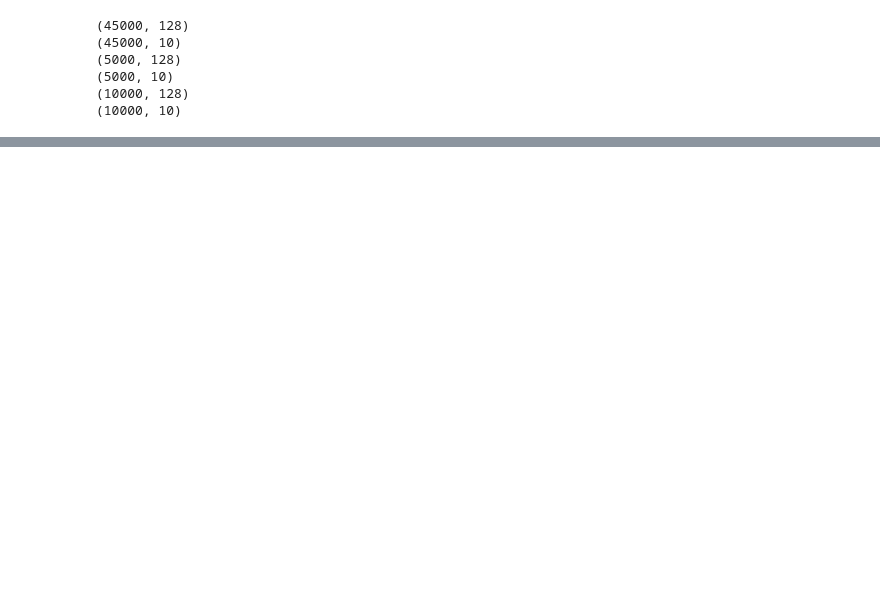
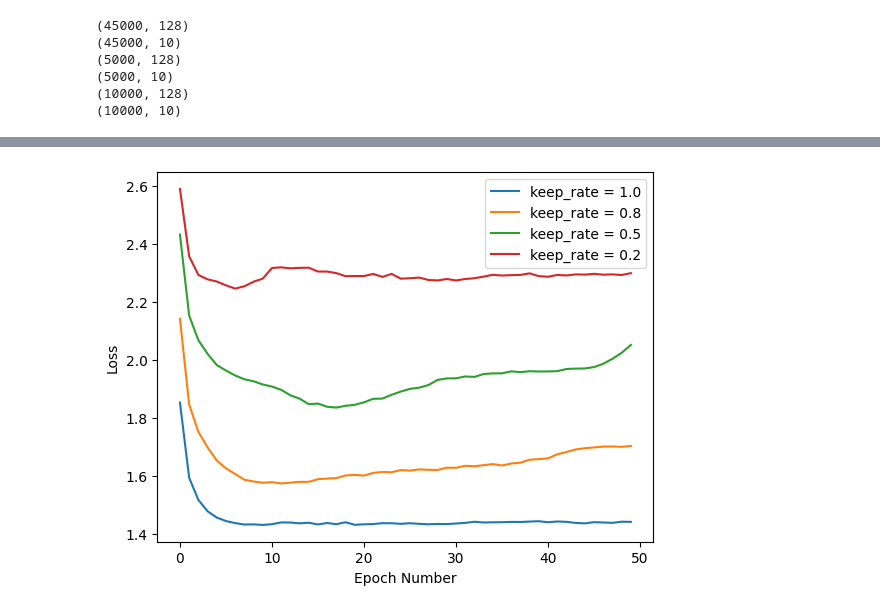
Before and after one commit to Yvnminc/Deep-Neural-Network-Components-Analysis, a Jupyter notebook: Experiment-Dropout-Optimiser-Regularizer.ipynb, the cells around one changed output, grey strips where cells are left out. Cells and saved outputs as stored; diff of their text form; code cells hidden in the pictures; blank space fills up the shorter version.

```diff
--- a/Experiment-Dropout-Optimiser-Regularizer.ipynb
+++ b/Experiment-Dropout-Optimiser-Regularizer.ipynb
@@ -48 +151,16 @@ test_f1 = []
+# %%
+# plot
+
+
+for i in range(len(keep_rate_option)):
+
+    plt.plot(d_holder[0][i],label=f'keep_rate = {keep_rate_option[i]:.1f}')
+
+plt.legend()
+plt.xlabel('Epoch Number')
+plt.ylabel('Loss')
+plt.savefig('visual_outputs/dropout_loss.png')
+plt.show()
+# %% [output]
+[figure, added]
 # %%
```
Also changed, not shown: parts of 19 cells of this notebook, 5 other files.
